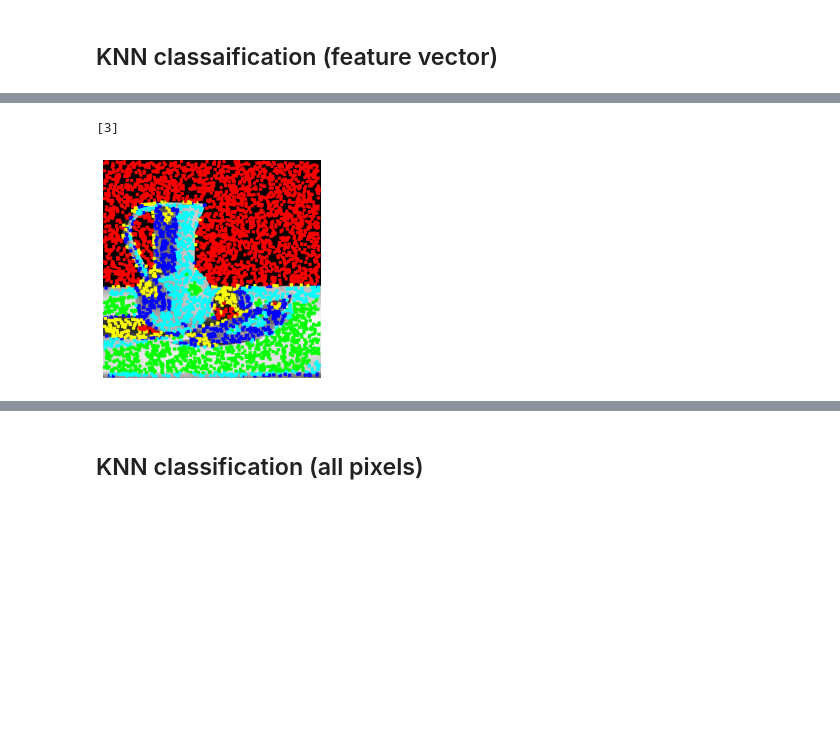
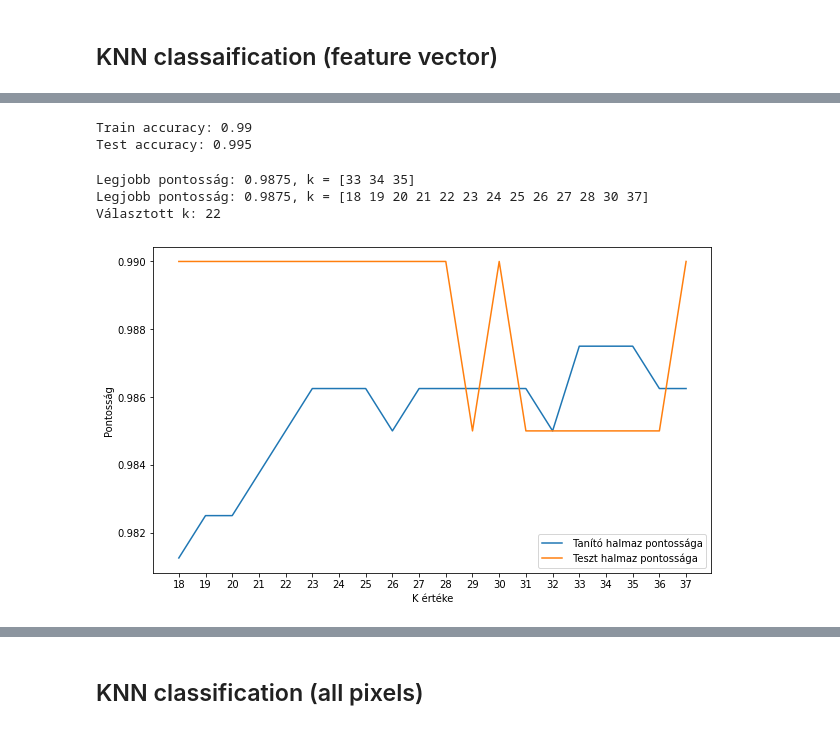
Before and after one commit to molnar75/diplomamunka, a Jupyter notebook: notebooks/07_kmeans_texture.ipynb, the cells around one changed output, grey strips where cells are left out. Cells and saved outputs as stored; diff of their text form; code cells hidden in the pictures; blank space fills up the shorter version.

```diff
--- a/notebooks/07_kmeans_texture.ipynb
+++ b/notebooks/07_kmeans_texture.ipynb
@@ -353,34 +319,28 @@ Test accuracy: 0.98
-# %%
-from sklearn.neighbors import KNeighborsClassifier
-import commonmethods.image_modification as im
-import math
-from sklearn.model_selection import train_test_split
-
-px = 15
-
-window_values, pixels = get_window_values(resized_image, 5000, px)
-
-k = 5
-_, labels, _ = im.kmeans_segmentation(window_values, k)
-
-colored_image = segment_and_color_image(resized_image, window_values, k, pixels, px)
-
-plt.axis("off")
-
-plt.imshow(colored_image)
-
-neighbors = int(math.sqrt(window_values.shape[0]))
-
-knn_model = KNeighborsClassifier(n_neighbors=neighbors)
-
-knn_model.fit(window_values, labels)
-
-test_window = get_window(resized_image, 300, 300, px)
-
-test_window = test_window.reshape((1, -1))
-
-predicted= knn_model.predict(test_window)
-print(predicted)
-# %% [output]
-[3]
-[figure, removed]
+# %%
+from sklearn.neighbors import KNeighborsClassifier
+import commonmethods.image_modification as im
+import math
+from sklearn.model_selection import train_test_split
+
+px = 15
+
+window_values, pixels = get_window_values(resized_image, 1000, px)
+
+k = 5
+_, labels, _ = im.kmeans_segmentation(window_values, k)
+
+values_train, values_test, labels_train, labels_test = train_test_split(window_values, labels, stratify = labels, train_size = 0.8)
+
+neighbors = int(math.sqrt(window_values.shape[0]))
+
+knn_model = KNeighborsClassifier(n_neighbors=neighbors)
+
+knn_model.fit(values_train, labels_train)
+
+labels_pred = knn_model.predict(values_test)
+
+print('Train accuracy: {}'.format(knn_model.score(values_train, labels_train)))
+print('Test accuracy: {}'.format(knn_model.score(values_test, labels_test)))
+# %% [output]
+Train accuracy: 0.99
+Test accuracy: 0.995
@@ -387,2 +419,19 @@ print(predicted)
+# %%
+import commonmethods.image_modification as im
+
+image = im.load_image_grayscale('5')
+resized_image = im.resize_image(image, 1024)
+
+px = 15
+window_values, pixels = get_window_values(resized_image, 1000, px)
+k = 5
+_, labels, _ = im.kmeans_segmentation(window_values, k)
+
+chosen_k, values_train, labels_train  = determine_K_value(window_values, labels)
+# %% [output]
+Legjobb pontosság: 0.9875, k = [33 34 35]
+Legjobb pontosság: 0.9875, k = [18 19 20 21 22 23 24 25 26 27 28 30 37]
+Választott k: 22
+[figure, added]
 # %%
 from sklearn.neighbors import KNeighborsClassifier
```
Also changed, not shown: parts of 14 cells of this notebook.
